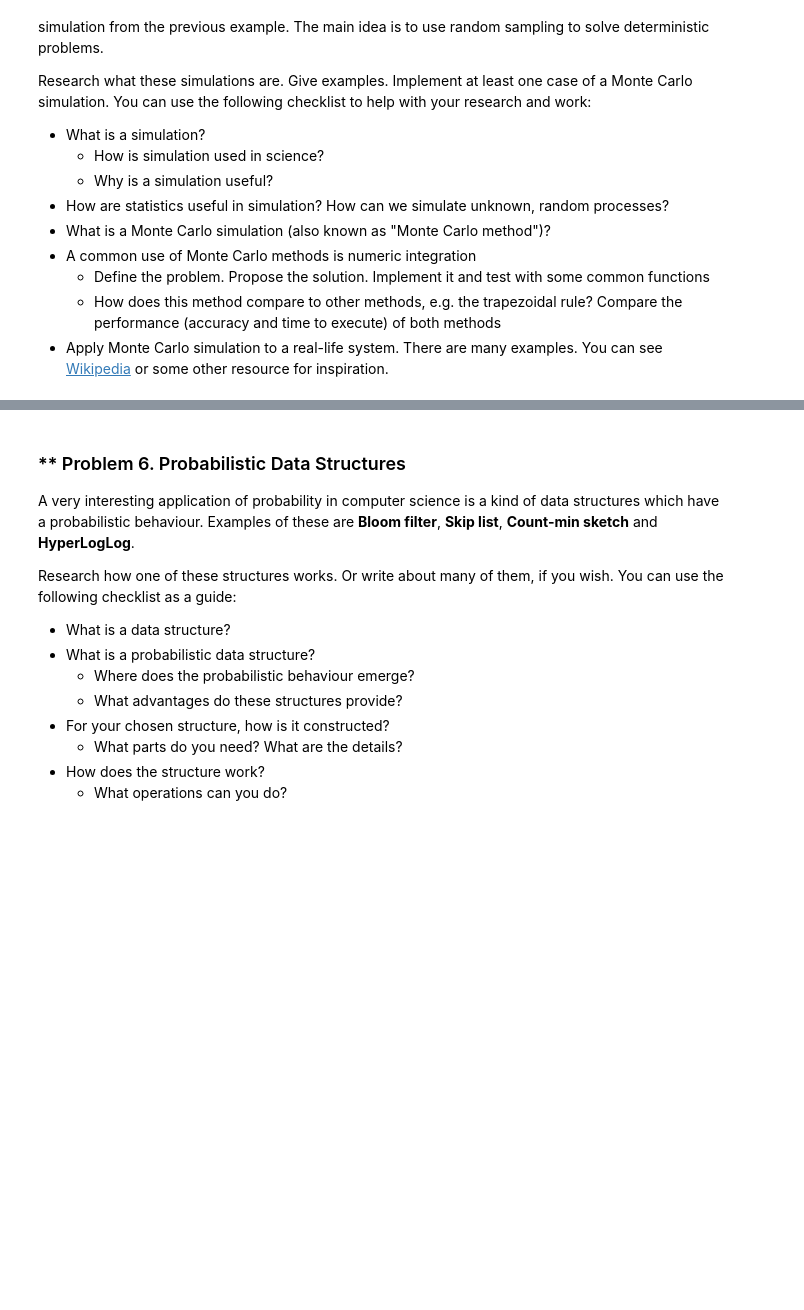
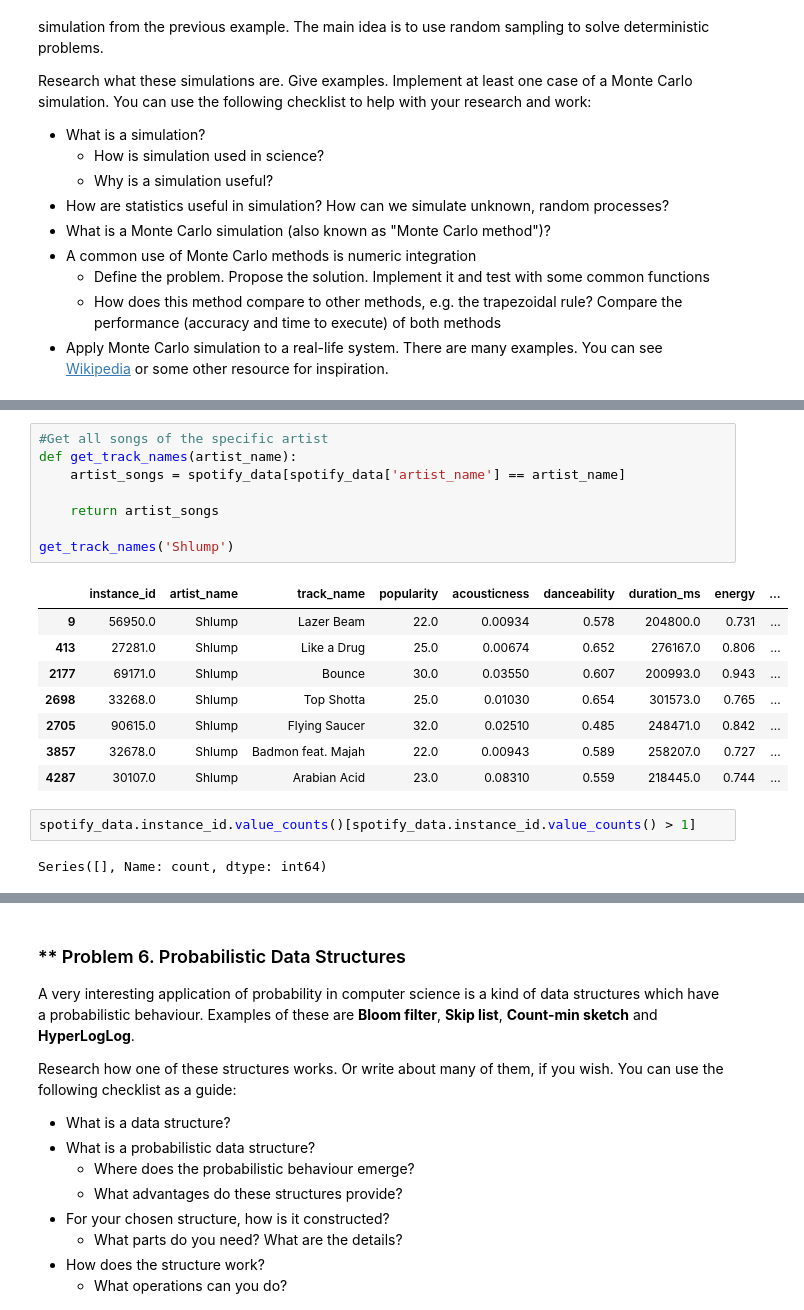
Before and after one commit to plamensve/Math-Concepts, a Jupyter notebook: 06-Statistic/EXERCISE/Statistics Exercise.ipynb, the cells around one changed output, grey strips where cells are left out. Saved outputs shown, nothing was run; the diff lists cells and outputs as text; blank space fills up the shorter version.

```diff
--- a/06-Statistic/EXERCISE/Statistics Exercise.ipynb
+++ b/06-Statistic/EXERCISE/Statistics Exercise.ipynb
@@ -438,0 +444,21 @@ spotify_data
+# %%
+#Get all songs of the specific artist
+def get_track_names(artist_name):
+    artist_songs = spotify_data[spotify_data['artist_name'] == artist_name]
+
+    return artist_songs
+
+get_track_names('Shlump')
+# %% [output]
+|  | instance_id | artist_name | track_name | popularity | acousticness | danceability | duration_ms | energy | ... |
+| 9 | 56950.0 | Shlump | Lazer Beam | 22.0 | 0.00934 | 0.578 | 204800.0 | 0.731 | ... |
+| 413 | 27281.0 | Shlump | Like a Drug | 25.0 | 0.00674 | 0.652 | 276167.0 | 0.806 | ... |
+| 2177 | 69171.0 | Shlump | Bounce | 30.0 | 0.03550 | 0.607 | 200993.0 | 0.943 | ... |
+| 2698 | 33268.0 | Shlump | Top Shotta | 25.0 | 0.01030 | 0.654 | 301573.0 | 0.765 | ... |
+| 2705 | 90615.0 | Shlump | Flying Saucer | 32.0 | 0.02510 | 0.485 | 248471.0 | 0.842 | ... |
+| 3857 | 32678.0 | Shlump | Badmon feat. Majah | 22.0 | 0.00943 | 0.589 | 258207.0 | 0.727 | ... |
+| 4287 | 30107.0 | Shlump | Arabian Acid | 23.0 | 0.08310 | 0.559 | 218445.0 | 0.744 | ... |
+# %%
+spotify_data.instance_id.value_counts()[spotify_data.instance_id.value_counts() > 1]
+# %% [output]
+Series([], Name: count, dtype: int64)
```
Also changed, not shown: parts of 18 cells of this notebook.
